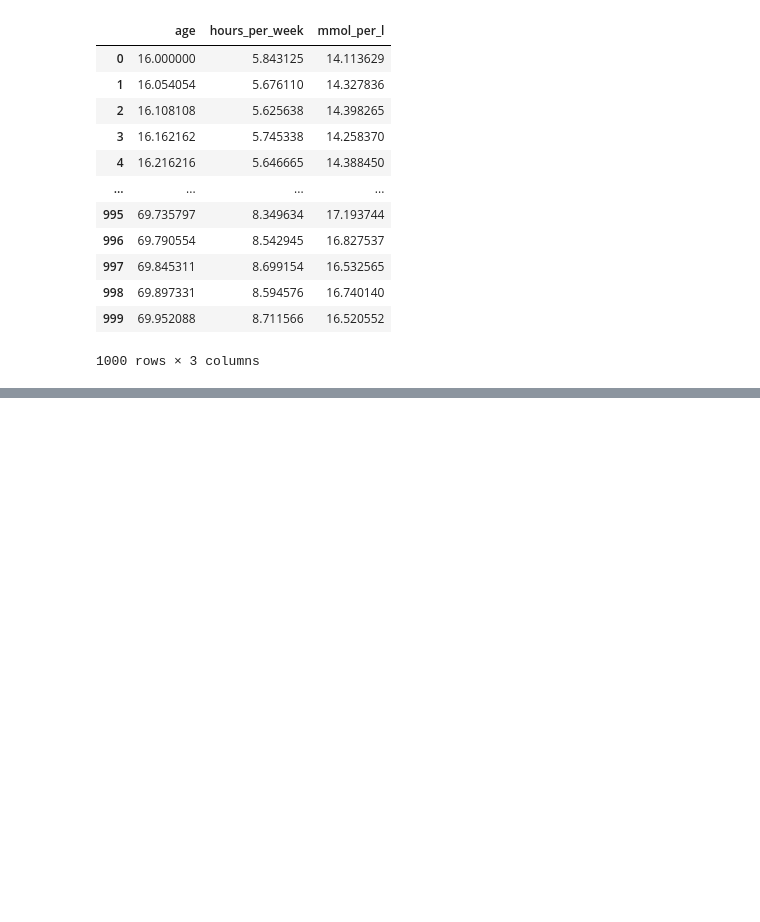
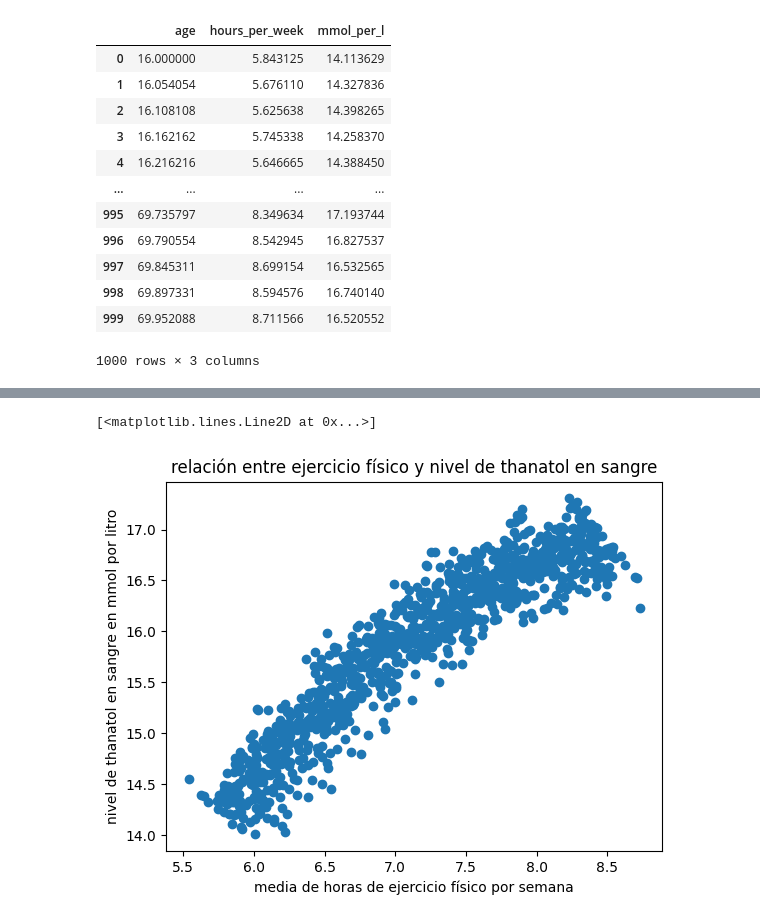
Before and after one commit to valentinboyanov/ejercicios, a Jupyter notebook: data_science_1/solutions.ipynb, the cells around one changed output, grey strips where cells are left out. Cells and saved outputs as stored; diff of their text form; code cells hidden in the pictures; blank space fills up the shorter version.

```diff
--- a/data_science_1/solutions.ipynb
+++ b/data_science_1/solutions.ipynb
@@ -39,0 +55,9 @@ Parece que la gente con más edad hace más ejercicio que la gente con menos.
+# %%
+f, ax = pyplot.subplots()
+ax.set_title("relación entre ejercicio físico y nivel de thanatol en sangre")
+ax.set_xlabel('media de horas de ejercicio físico por semana')
+ax.set_ylabel('nivel de thanatol en sangre en mmol por litro')
+ax.plot(all['hours_per_week'], all['mmol_per_l'], 'o')
+# %% [output]
+[<matplotlib.lines.Line2D at 0x...>]
+[figure, added]
```
Also changed, not shown: parts of 7 cells of this notebook.
